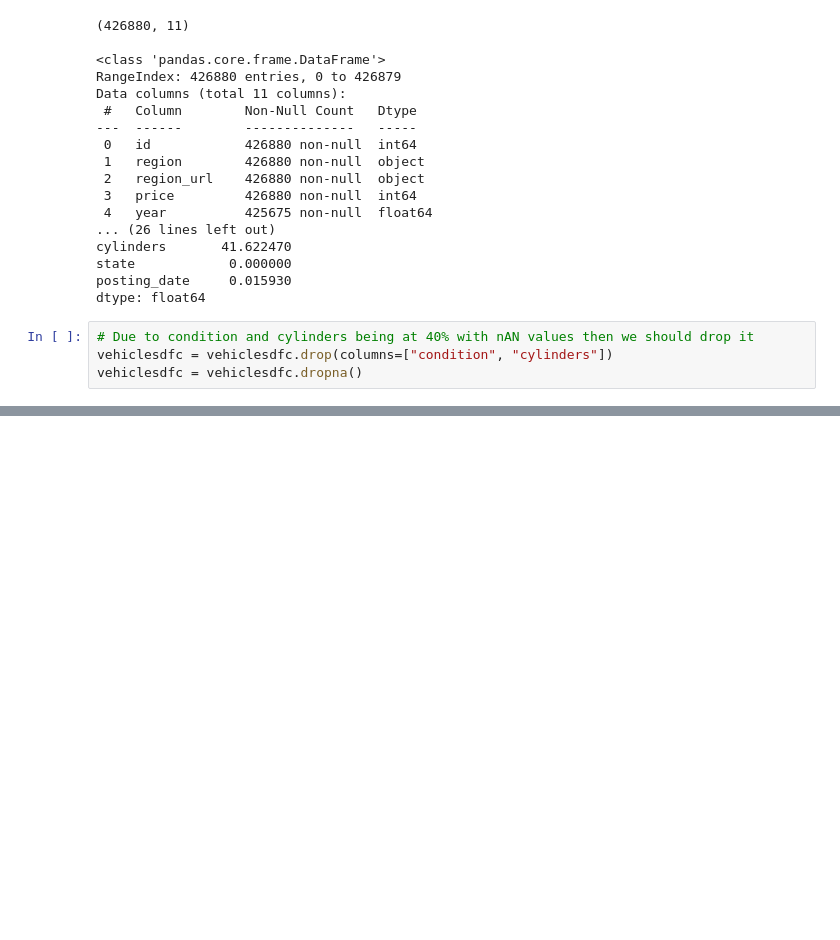
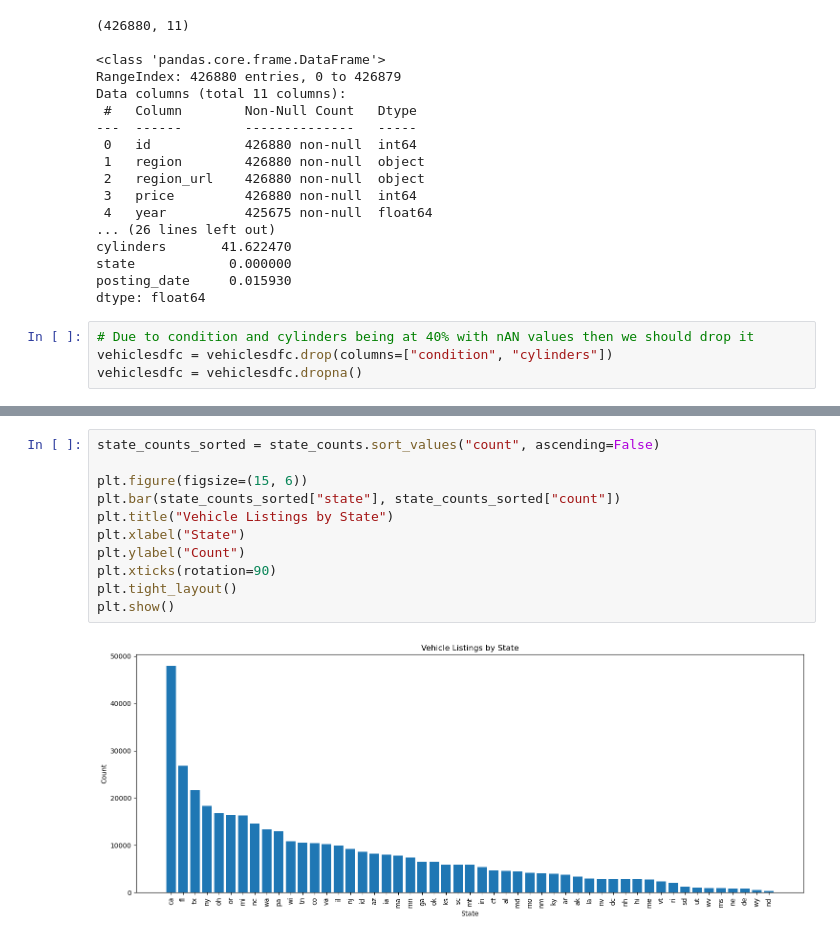
Before and after one commit to Blitz431/DS_612_GROUP, a Jupyter notebook: Datacleaning.ipynb, the cells around one changed output, grey strips where cells are left out. Saved outputs shown, nothing was run; the diff lists cells and outputs as text; blank space fills up the shorter version.

Commit message:
Just did a small graph addition

```diff
--- a/Datacleaning.ipynb
+++ b/Datacleaning.ipynb
@@ -53,3 +53,16 @@ vehiclesdfc.head()
 | 29 | 7316814989 | auburn | https://auburn.craigslist.org | 39590 | 2020.0 | chevrolet | silverado 1500 crew | al | 2021-05-04T12:31:25-0500 |
 | 30 | 7316743432 | auburn | https://auburn.craigslist.org | 30990 | 2017.0 | toyota | tundra double cab sr | al | 2021-05-04T10:41:31-0500 |
 | 31 | 7316356412 | auburn | https://auburn.craigslist.org | 15000 | 2013.0 | ford | f-150 xlt | al | 2021-05-03T14:02:03-0500 |
+# %%
+state_counts_sorted = state_counts.sort_values("count", ascending=False)
+
+plt.figure(figsize=(15, 6))
+plt.bar(state_counts_sorted["state"], state_counts_sorted["count"])
+plt.title("Vehicle Listings by State")
+plt.xlabel("State")
+plt.ylabel("Count")
+plt.xticks(rotation=90)
+plt.tight_layout()
+plt.show()
+# %% [output]
+[figure, added]
```
